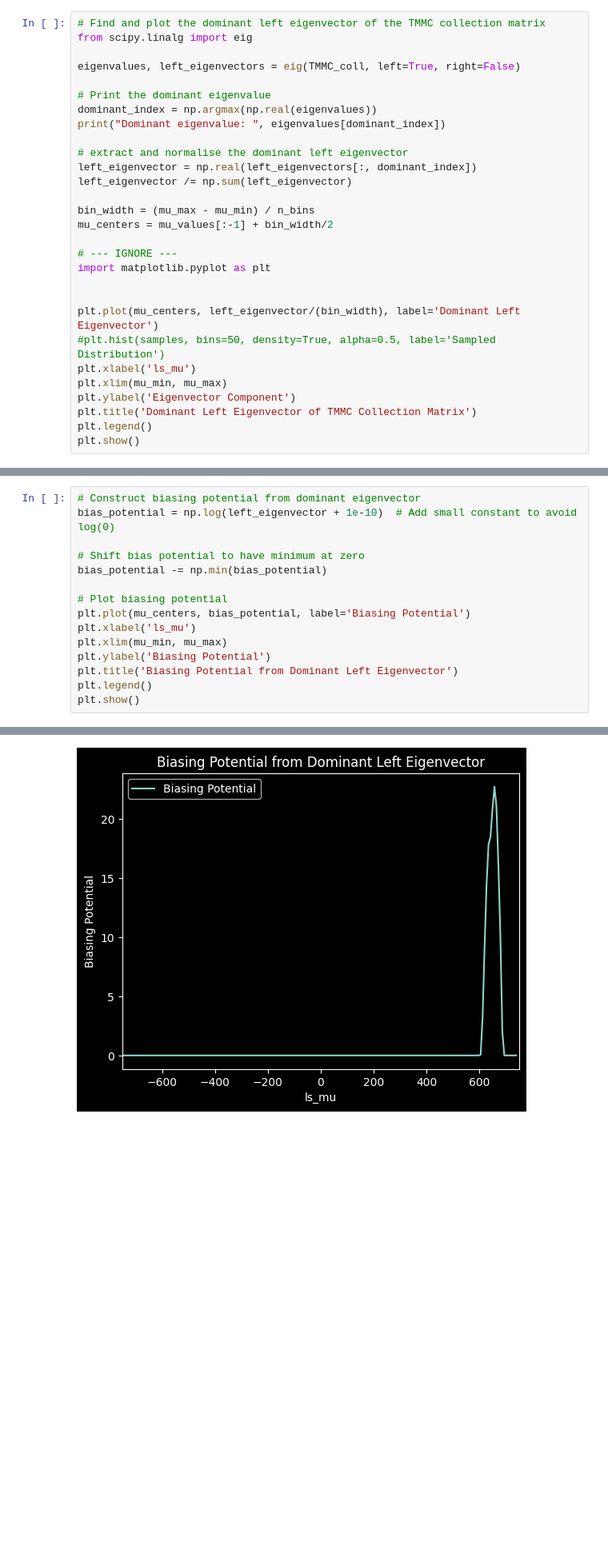
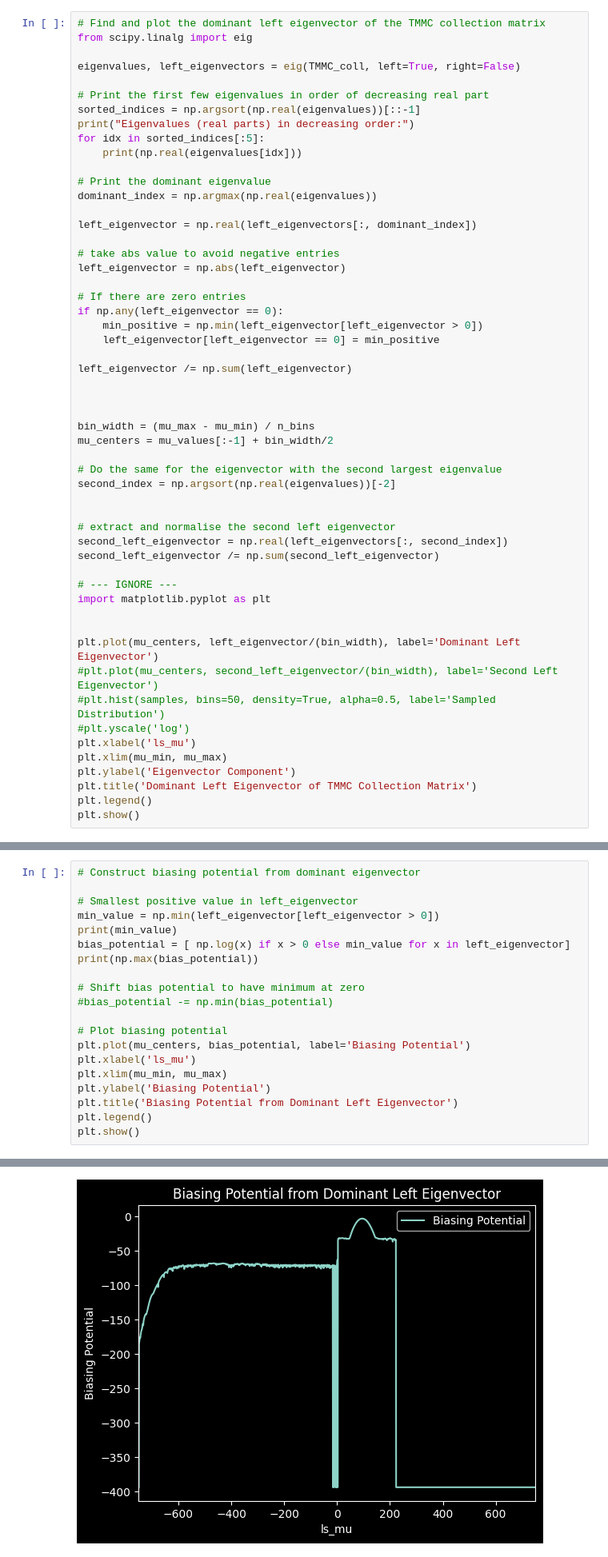
Before and after one commit to dquigley533/hs_alkane, a Jupyter notebook: examples/Dimer_LSMC/lsmc.ipynb, the cells around one changed output, grey strips where cells are left out. Shown at 80% size. Saved outputs shown, nothing was run; the diff lists cells and outputs as text; blank space fills up the shorter version.

Commit message:
Progress with visited state method - can eventually bias toward a switch. TMMC still has issues with eigenvector spanning too many orders of magnitude to accurately compute.

```diff
--- a/examples/Dimer_LSMC/lsmc.ipynb
+++ b/examples/Dimer_LSMC/lsmc.ipynb
@@ -490,23 +604,48 @@ from scipy.linalg import eig
 
 eigenvalues, left_eigenvectors = eig(TMMC_coll, left=True, right=False)
 
+# Print the first few eigenvalues in order of decreasing real part
+sorted_indices = np.argsort(np.real(eigenvalues))[::-1]
+print("Eigenvalues (real parts) in decreasing order:")
+for idx in sorted_indices[:5]:
+    print(np.real(eigenvalues[idx]))
+
 # Print the dominant eigenvalue
 dominant_index = np.argmax(np.real(eigenvalues))
-print("Dominant eigenvalue: ", eigenvalues[dominant_index])
 
-# extract and normalise the dominant left eigenvector
 left_eigenvector = np.real(left_eigenvectors[:, dominant_index])
+
+# take abs value to avoid negative entries
+left_eigenvector = np.abs(left_eigenvector)
+
+# If there are zero entries
+if np.any(left_eigenvector == 0):
+    min_positive = np.min(left_eigenvector[left_eigenvector > 0])
+    left_eigenvector[left_eigenvector == 0] = min_positive
+
 left_eigenvector /= np.sum(left_eigenvector)
+
+
 
 bin_width = (mu_max - mu_min) / n_bins
 mu_centers = mu_values[:-1] + bin_width/2
+
+# Do the same for the eigenvector with the second largest eigenvalue
+second_index = np.argsort(np.real(eigenvalues))[-2]
+
+
+# extract and normalise the second left eigenvector
+second_left_eigenvector = np.real(left_eigenvectors[:, second_index])
+second_left_eigenvector /= np.sum(second_left_eigenvector)
 
 # --- IGNORE ---
 import matplotlib.pyplot as plt
 
 
 plt.plot(mu_centers, left_eigenvector/(bin_width), label='Dominant Left Eigenvector')
+#plt.plot(mu_centers, second_left_eigenvector/(bin_width), label='Second Left Eigenvector')
 #plt.hist(samples, bins=50, density=True, alpha=0.5, label='Sampled Distribution')
+#plt.yscale('log')
 plt.xlabel('ls_mu')
 plt.xlim(mu_min, mu_max)
 plt.ylabel('Eigenvector Component')
@@ -519,9 +663,14 @@ Dominant eigenvalue:  (205045.355357974+0j)
 # %%
 # Construct biasing potential from dominant eigenvector
-bias_potential = np.log(left_eigenvector + 1e-10)  # Add small constant to avoid log(0)
+
+# Smallest positive value in left_eigenvector
+min_value = np.min(left_eigenvector[left_eigenvector > 0])
+print(min_value)
+bias_potential = [ np.log(x) if x > 0 else min_value for x in left_eigenvector]
+print(np.max(bias_potential))
 
 # Shift bias potential to have minimum at zero
-bias_potential -= np.min(bias_potential)
+#bias_potential -= np.min(bias_potential)
 
 # Plot biasing potential
 plt.plot(mu_centers, bias_potential, label='Biasing Potential')
@@ -535 +686 @@ plt.show()
-[figure, old version]
+[figure, new version]
```
Also changed, not shown: parts of 7 cells of this notebook.
